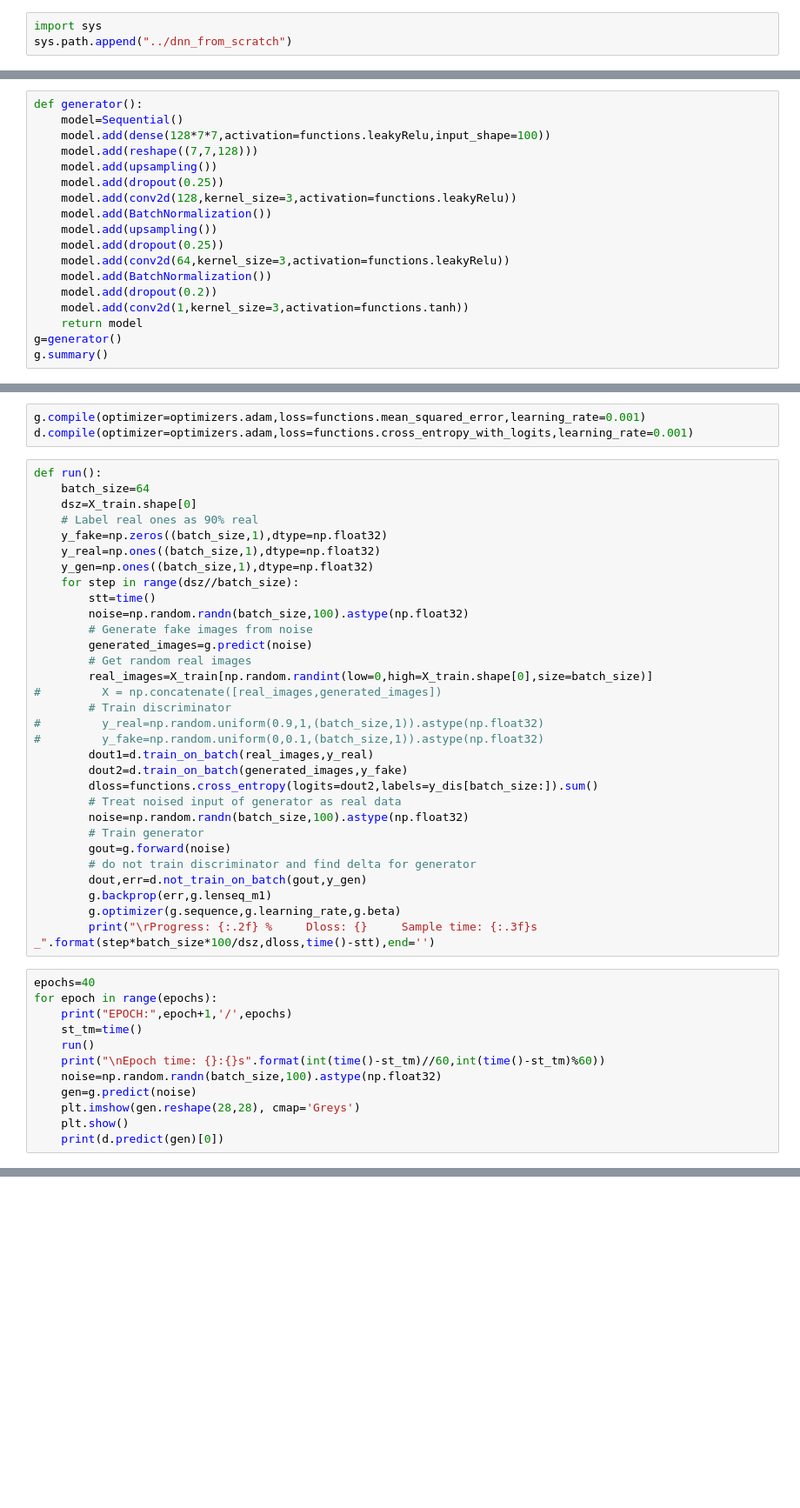
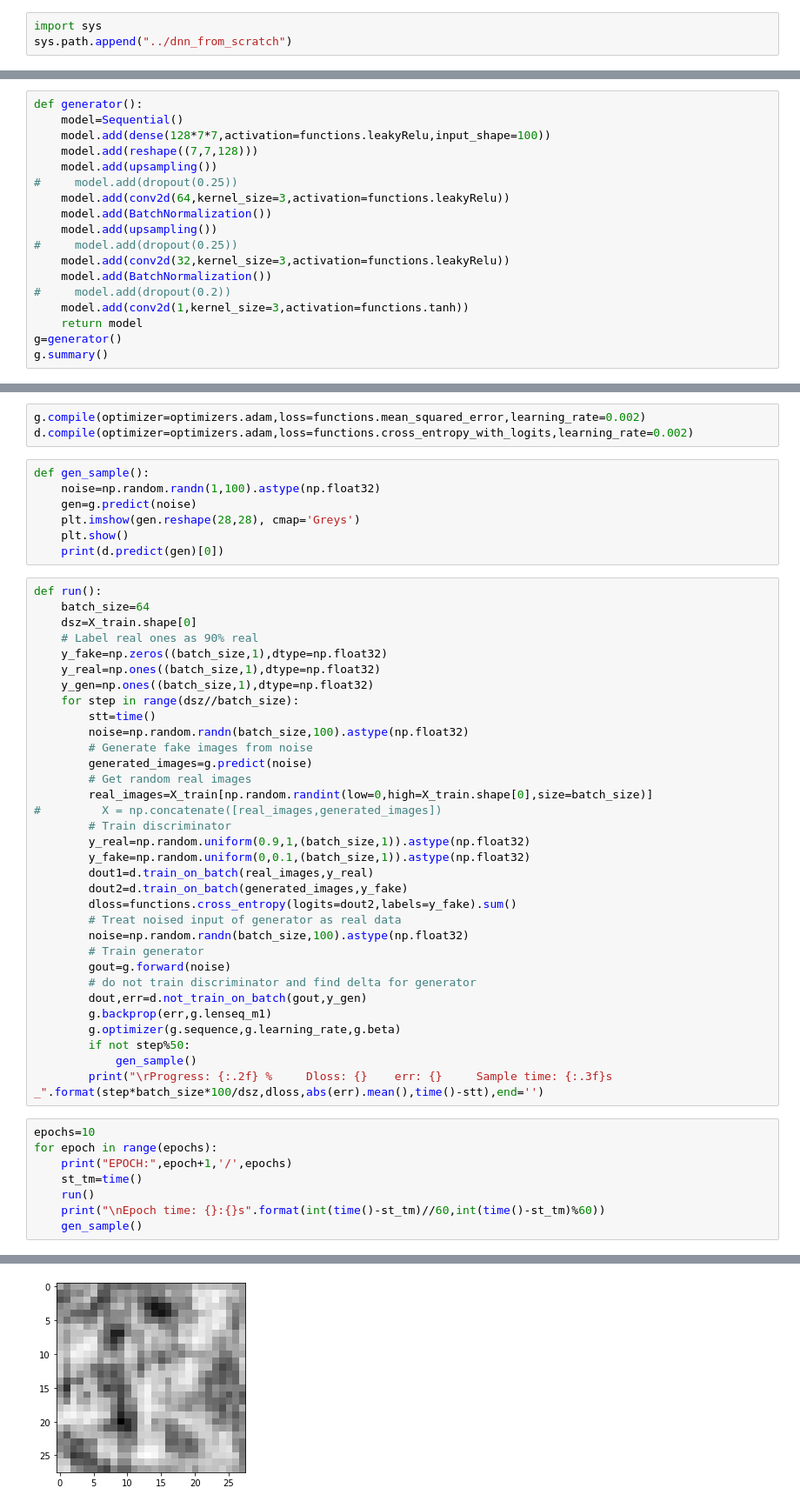
Before and after one commit to ShivamShrirao/GANs_from_scratch, a Jupyter notebook: DCGAN_mnist.ipynb, the cells around one changed output, grey strips where cells are left out. Shown at 87% size. Drawn from its saved outputs; the diff is of its cells as text; blank space fills up the shorter version.

```diff
--- a/DCGAN_mnist.ipynb
+++ b/DCGAN_mnist.ipynb
@@ -42,14 +42,14 @@ def generator():
     model.add(dense(128*7*7,activation=functions.leakyRelu,input_shape=100))
     model.add(reshape((7,7,128)))
     model.add(upsampling())
-    model.add(dropout(0.25))
-    model.add(conv2d(128,kernel_size=3,activation=functions.leakyRelu))
+#     model.add(dropout(0.25))
+    model.add(conv2d(64,kernel_size=3,activation=functions.leakyRelu))
     model.add(BatchNormalization())
     model.add(upsampling())
-    model.add(dropout(0.25))
-    model.add(conv2d(64,kernel_size=3,activation=functions.leakyRelu))
+#     model.add(dropout(0.25))
+    model.add(conv2d(32,kernel_size=3,activation=functions.leakyRelu))
     model.add(BatchNormalization())
-    model.add(dropout(0.2))
+#     model.add(dropout(0.2))
     model.add(conv2d(1,kernel_size=3,activation=functions.tanh))
     return model
 g=generator()
@@ -108,8 +108,15 @@ Total Params: 822,401
 Trainable Params: 822,273
 Non-trainable Params: 128
 # %%
-g.compile(optimizer=optimizers.adam,loss=functions.mean_squared_error,learning_rate=0.001)
-d.compile(optimizer=optimizers.adam,loss=functions.cross_entropy_with_logits,learning_rate=0.001)
+g.compile(optimizer=optimizers.adam,loss=functions.mean_squared_error,learning_rate=0.002)
+d.compile(optimizer=optimizers.adam,loss=functions.cross_entropy_with_logits,learning_rate=0.002)
+# %%
+def gen_sample():
+    noise=np.random.randn(1,100).astype(np.float32)
+    gen=g.predict(noise)
+    plt.imshow(gen.reshape(28,28), cmap='Greys')
+    plt.show()
+    print(d.predict(gen)[0])
 # %%
 def run():
     batch_size=64
@@ -127,11 +134,11 @@ def run():
         real_images=X_train[np.random.randint(low=0,high=X_train.shape[0],size=batch_size)]
 #         X = np.concatenate([real_images,generated_images])
         # Train discriminator
-#         y_real=np.random.uniform(0.9,1,(batch_size,1)).astype(np.float32)
-#         y_fake=np.random.uniform(0,0.1,(batch_size,1)).astype(np.float32)
+        y_real=np.random.uniform(0.9,1,(batch_size,1)).astype(np.float32)
+        y_fake=np.random.uniform(0,0.1,(batch_size,1)).astype(np.float32)
         dout1=d.train_on_batch(real_images,y_real)
         dout2=d.train_on_batch(generated_images,y_fake)
-        dloss=functions.cross_entropy(logits=dout2,labels=y_dis[batch_size:]).sum()
+        dloss=functions.cross_entropy(logits=dout2,labels=y_fake).sum()
         # Treat noised input of generator as real data
         noise=np.random.randn(batch_size,100).astype(np.float32)
         # Train generator
@@ -140,16 +147,15 @@ def run():
         dout,err=d.not_train_on_batch(gout,y_gen)
         g.backprop(err,g.lenseq_m1)
         g.optimizer(g.sequence,g.learning_rate,g.beta)
-        print("\rProgress: {:.2f} %     Dloss: {}     Sample time: {:.3f}s    _".format(step*batch_size*100/dsz,dloss,time()-stt),end='')
+        if not step%50:
+            gen_sample()
+        print("\rProgress: {:.2f} %     Dloss: {}    err: {}     Sample time: {:.3f}s    _".format(step*batch_size*100/dsz,dloss,abs(err).mean(),time()-stt),end='')
 # %%
-epochs=40
+epochs=10
 for epoch in range(epochs):
     print("EPOCH:",epoch+1,'/',epochs)
     st_tm=time()
     run()
     print("\nEpoch time: {}:{}s".format(int(time()-st_tm)//60,int(time()-st_tm)%60))
-    noise=np.random.randn(batch_size,100).astype(np.float32)
-    gen=g.predict(noise)
-    plt.imshow(gen.reshape(28,28), cmap='Greys')
-    plt.show()
-    print(d.predict(gen)[0])
+    gen_sample()
+# %% [output]
@@ -155,0 +163 @@ for epoch in range(epochs):
+[figure, added]
```
Also changed, not shown: parts of 6 cells of this notebook, 2 other files.
